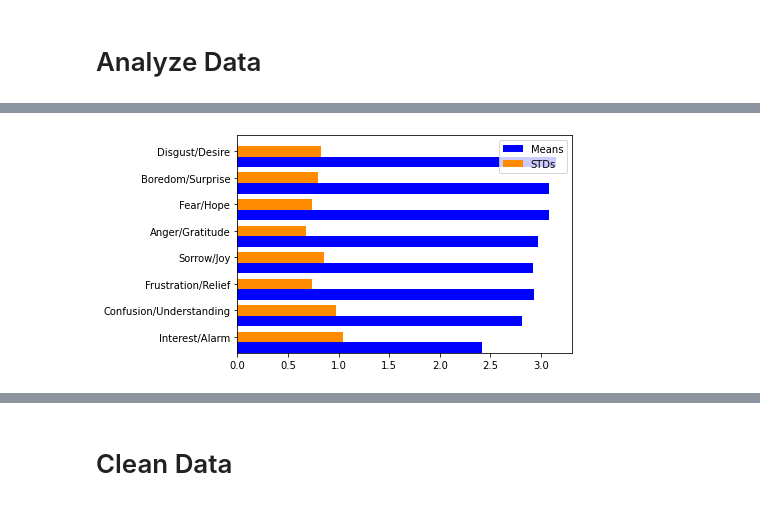
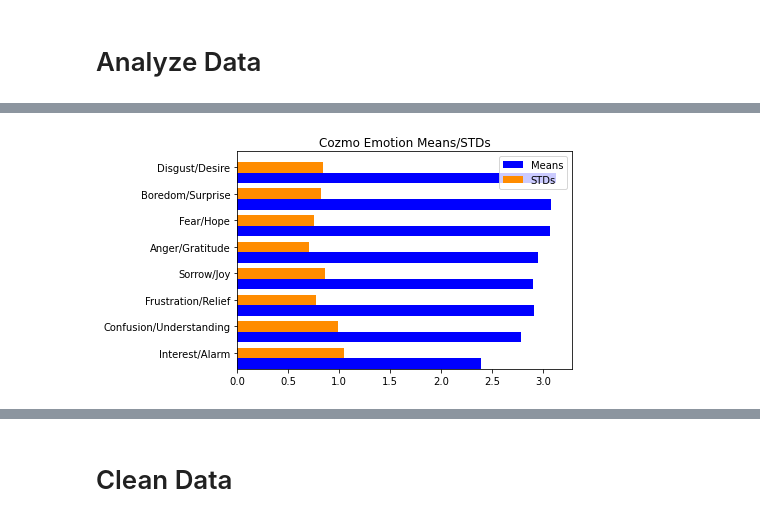
Before and after one commit to Diginyx/hadreb, a Jupyter notebook: analyses/RobotBehaivorDataAnalysis.ipynb, the cells around one changed output, grey strips where cells are left out. Drawn from its saved outputs; the diff is of its cells as text; code cells hidden in the pictures.

Commit message:
further organized files and created reaadme outlining data organization

```diff
--- a/analyses/RobotBehaivorDataAnalysis.ipynb
+++ b/analyses/RobotBehaivorDataAnalysis.ipynb
@@ -373,0 +563,16 @@ len(filtered_files_df)
+# %%
+def remove_extension(file):
+    return os.path.splitext(file)[0]
+# %%
+def floatify(item):
+    return float(item)
+# %%
+import os
+from os import listdir
+from os.path import isfile, join
+mypath = '/Users/josue/Desktop/SLIM/robotbehaviordata/cozmo_filtered/functions'
+filtered_files = [f for f in listdir(mypath) if isfile(join(mypath, f))]
+filtered_files = list(map(remove_extension, filtered_files))
+filtered_files.remove('.DS_Store')
+filtered_files = list(map(floatify, filtered_files))
+filtered_files
@@ -374,5 +597,5 @@ len(filtered_files_df)
 # %%
-cozmo_data = cozmo_data[cozmo_data['Timestamp'].isin(filtered_files_df)]
+cozmo_data = cozmo_data[cozmo_data['Timestamp'].isin(filtered_files)]
 cozmo_data
 # %% [output]
 |  | Timestamp | Description | Interst/Alarm | Confusion/Understanding | Frusteration/Relief | Sorrow/Joy | ... |
@@ -423,4 +660,4 @@ dtype: float64
 # %%
-graph_means_stds(means_cozmo.values, stds_cozmo.values)
+graph_means_stds(means_cozmo.values, stds_cozmo.values, 'Cozmo Emotion Means/STDs')
 # %% [output]
-[figure, old version]
+[figure, new version]
```
Also changed, not shown: parts of 79 cells of this notebook, 25 other files.
